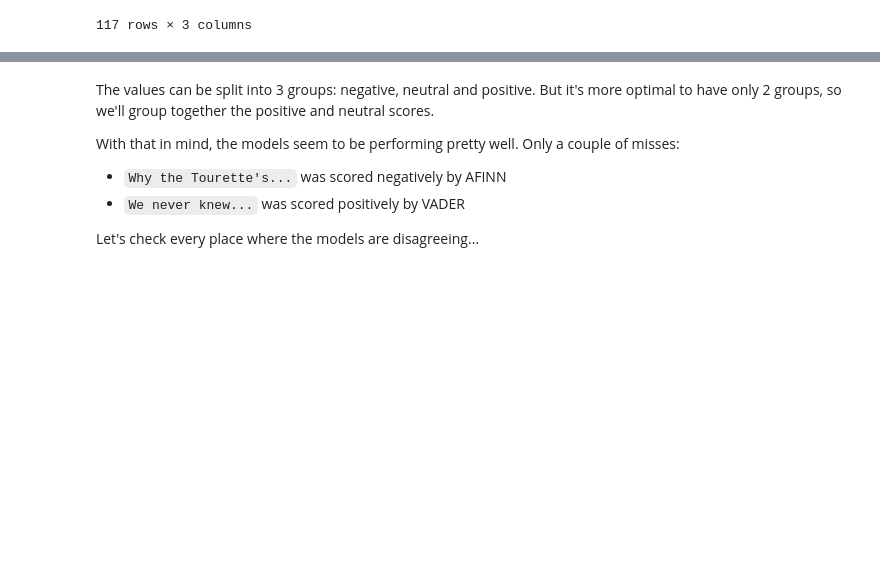
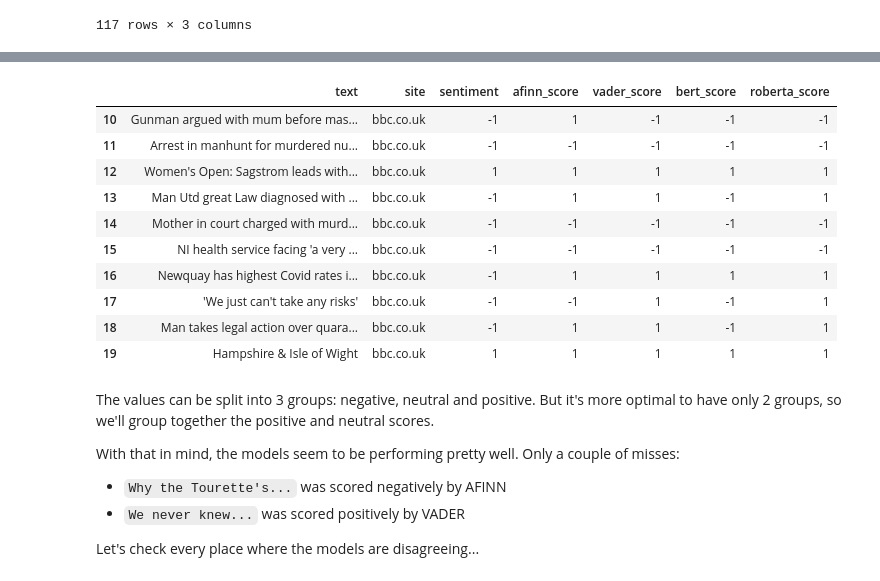
Before and after one commit to mihailthebuilder/bright-news-backend, a Jupyter notebook: research/model.ipynb, the cells around one changed output, grey strips where cells are left out. Cells and saved outputs as stored; diff of their text form; code cells hidden in the pictures; blank space fills up the shorter version.

```diff
--- a/research/model.ipynb
+++ b/research/model.ipynb
@@ -18,3 +18,13 @@ results
 | 115 | Get Positive News stories in your... | positive.news | 1 |
 | 116 | Start typing and press enter to s... | positive.news | 1 |
 117 rows × 3 columns
+# %%
+from afinn import Afinn
+from vaderSentiment.vaderSentiment import SentimentIntensityAnalyzer
+from transformers import pipeline
+
+afinn = Afinn()
+results["afinn_score"] = results.apply(lambda row: 1 if afinn.score(row["text"]) >= 0 else -1, axis=1)
+
+vader = SentimentIntensityAnalyzer()
+results["vader_score"] = results.apply(lambda row: 1 if vader.polarity_scores(row["text"])["compound"] >= 0 else -1, axis=1)
@@ -20,0 +47,5 @@ results
+# %%
+from transformers import pipeline
+classifier = pipeline("sentiment-analysis")
+
+results["bert_score"] = results.apply(lambda row: -1 if classifier(row["text"])[0]["label"] == "NEGATIVE" else 1, axis=1)
@@ -21,3 +68,43 @@ results
+# %%
+from transformers import AutoModelForSequenceClassification
+from transformers import TFAutoModelForSequenceClassification
+from transformers import AutoTokenizer
+
+MODEL = f"cardiffnlp/twitter-roberta-base-sentiment"
+tokenizer = AutoTokenizer.from_pretrained(MODEL)
+model = AutoModelForSequenceClassification.from_pretrained(MODEL)
+model.save_pretrained(MODEL)
+# %%
+import numpy as np
+from scipy.special import softmax
+
+def roberta(text):
+    encoded_input = tokenizer(text, return_tensors='pt')
+    output = model(**encoded_input)
+
+    scores = output[0][0].detach().numpy()
+    scores = softmax(scores)
+
+    if scores[0] > scores[1] and scores[0] > scores[2]:
+        return -1
+    else:
+        return 1
+
+results["roberta_score"] = results.apply(lambda row: roberta(row["text"]), axis=1)
+# %%
+results[10:20]
+# %% [output]
+|  | text | site | sentiment | afinn_score | vader_score | bert_score | roberta_score |
+| 10 | Gunman argued with mum before mas... | bbc.co.uk | -1 | 1 | -1 | -1 | -1 |
+| 11 | Arrest in manhunt for murdered nu... | bbc.co.uk | -1 | -1 | -1 | -1 | -1 |
+| 12 | Women's Open: Sagstrom leads with... | bbc.co.uk | 1 | 1 | 1 | 1 | 1 |
+| 13 | Man Utd great Law diagnosed with ... | bbc.co.uk | -1 | 1 | 1 | -1 | 1 |
+| 14 | Mother in court charged with murd... | bbc.co.uk | -1 | -1 | -1 | -1 | -1 |
+| 15 | NI health service facing 'a very ... | bbc.co.uk | -1 | -1 | -1 | -1 | -1 |
+| 16 | Newquay has highest Covid rates i... | bbc.co.uk | -1 | 1 | 1 | 1 | 1 |
+| 17 | 'We just can't take any risks' | bbc.co.uk | -1 | -1 | 1 | -1 | 1 |
+| 18 | Man takes legal action over quara... | bbc.co.uk | -1 | 1 | 1 | -1 | 1 |
+| 19 | Hampshire & Isle of Wight | bbc.co.uk | 1 | 1 | 1 | 1 | 1 |
 # %% [markdown]
 The values can be split into 3 groups: negative, neutral and positive. But it's more optimal to have only 2 groups, so we'll group together the positive and neutral scores.
 
```
Also changed, not shown: parts of 3 cells of this notebook, 1 other file.
